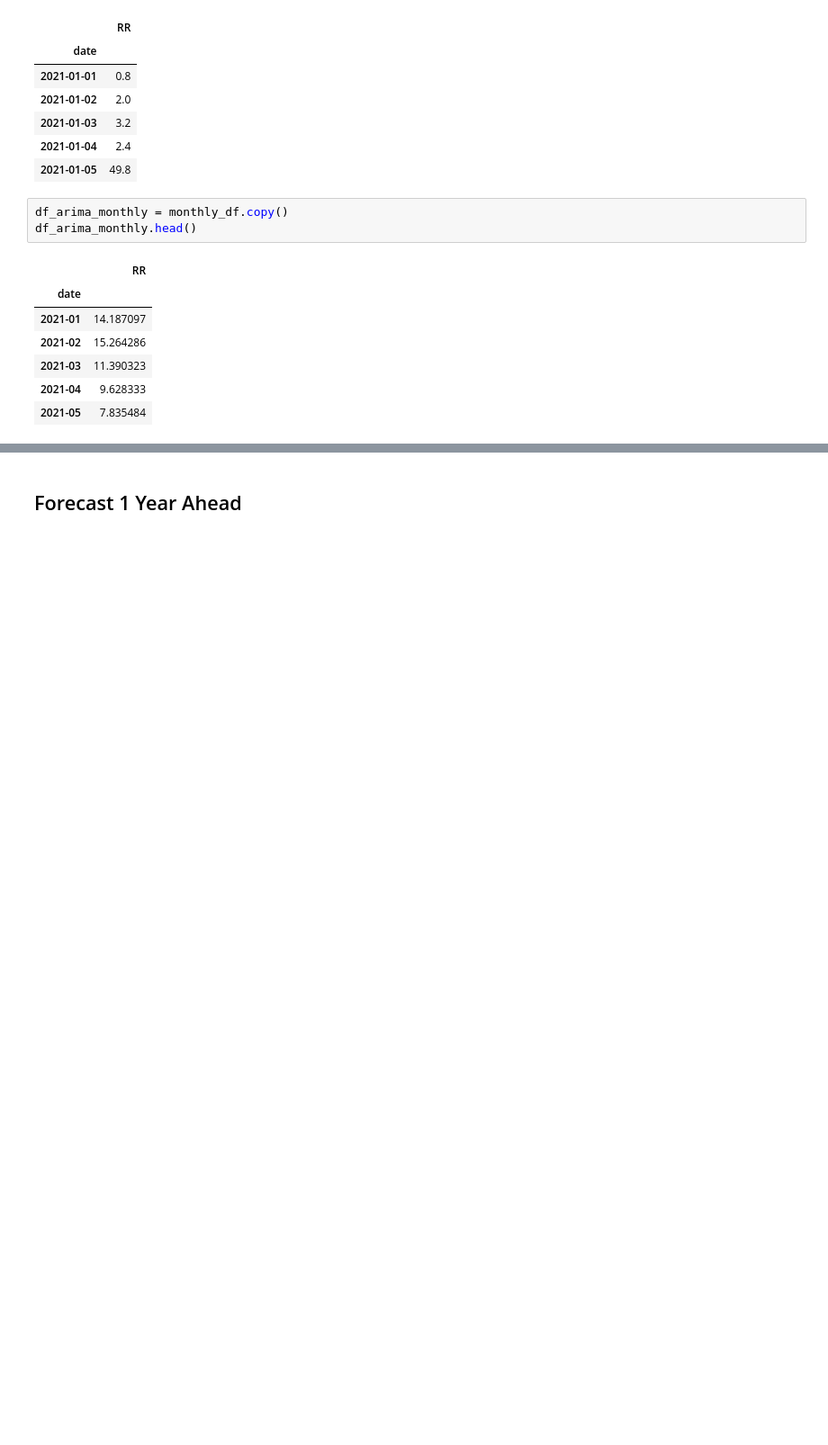
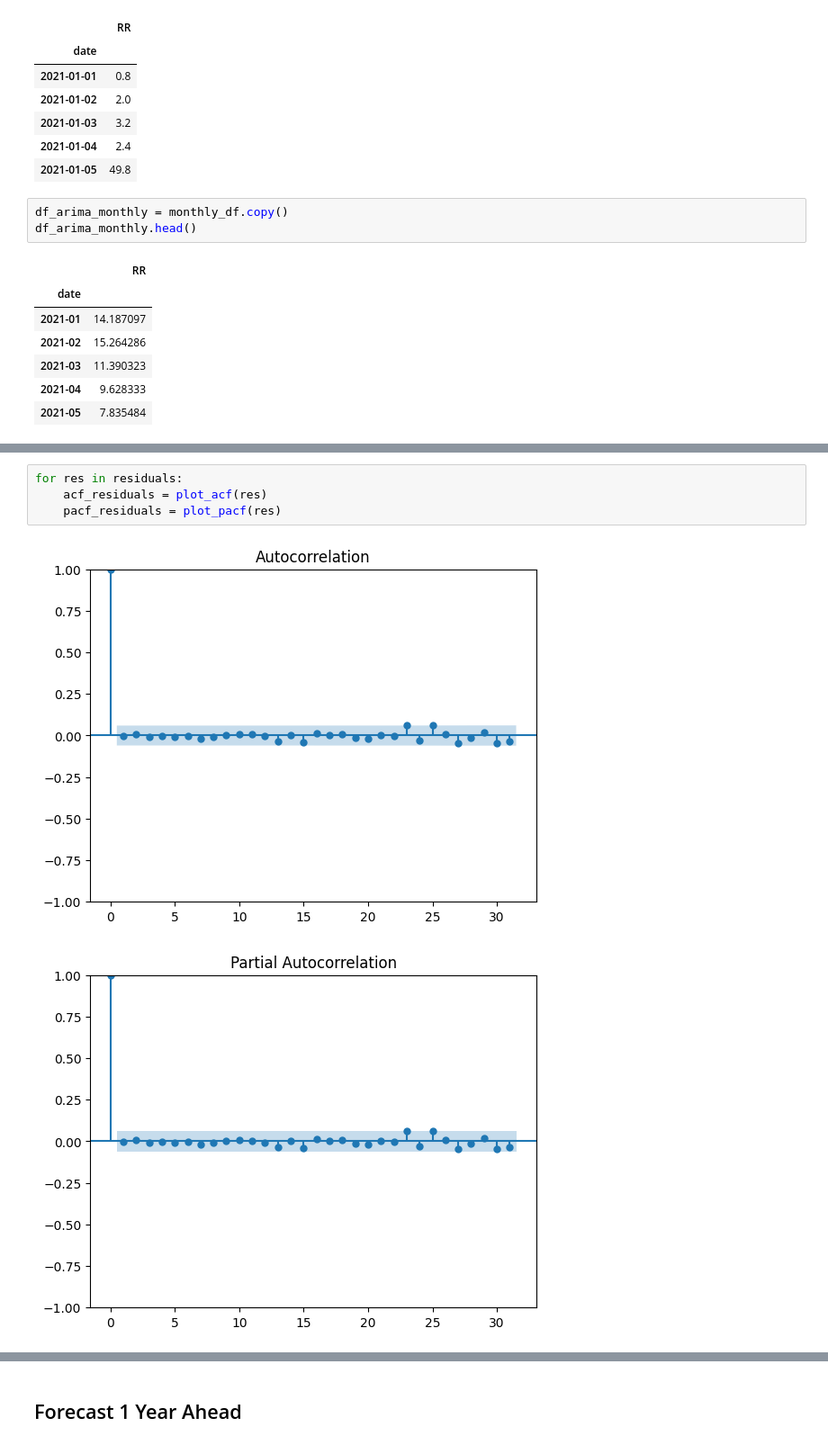
Before and after one commit to Ergiaa/A3_TheLongestNamePossibleToUse, a Jupyter notebook: deep_learning.ipynb, the cells around one changed output, grey strips where cells are left out. Shown at 90% size. Cells and saved outputs as stored; diff of their text form; blank space fills up the shorter version.

```diff
--- a/deep_learning.ipynb
+++ b/deep_learning.ipynb
@@ -523,0 +503,7 @@ Hybrid Model - MSE: 155.0181, MAE: 9.8633, MAPE: inf, R²: -0.0254
+# %%
+for res in residuals:
+    acf_residuals = plot_acf(res)
+    pacf_residuals = plot_pacf(res)
+# %% [output]
+[figure, added]
+[figure, added]
```
Also changed, not shown: parts of 55 cells of this notebook, 1 other file.
